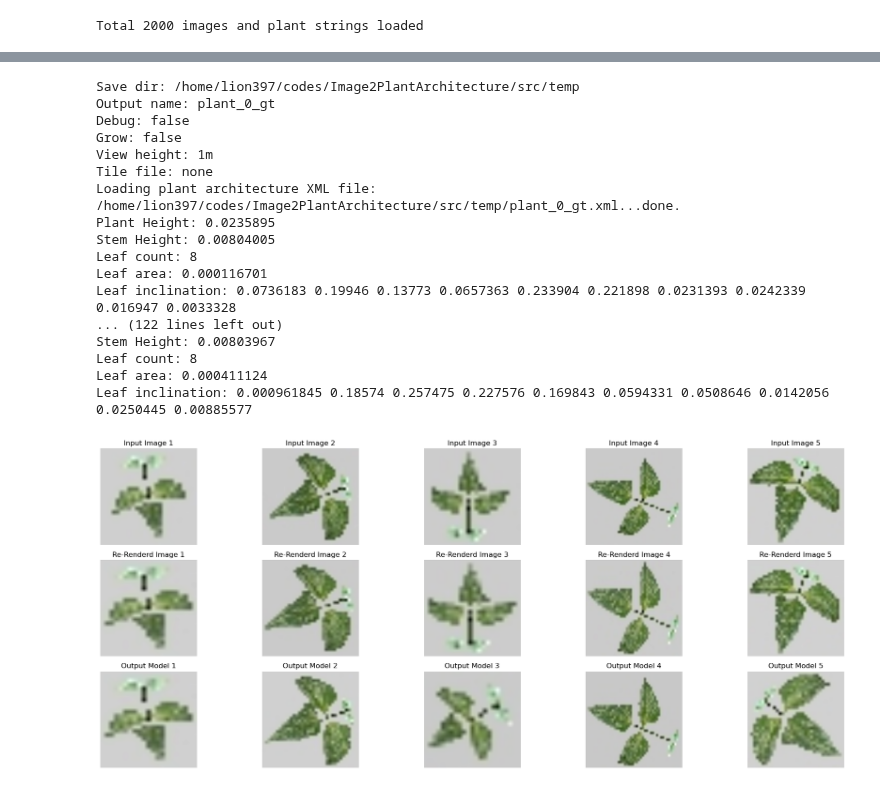
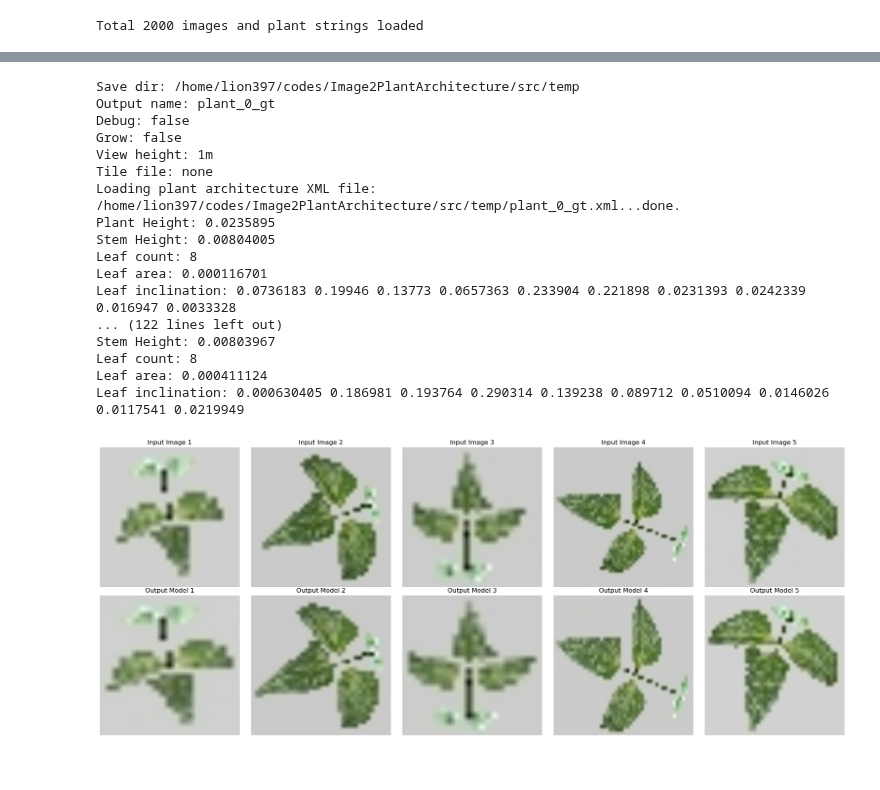
Before and after one commit to GEMINI-Breeding/Image2PlantArchitecture, a Jupyter notebook: src/test_hf.ipynb, the cells around one changed output, grey strips where cells are left out. Cells and saved outputs as stored; diff of their text form; code cells hidden in the pictures.

```diff
--- a/src/test_hf.ipynb
+++ b/src/test_hf.ipynb
@@ -241,13 +74,12 @@ trainer.train()
 trainer.save_model(f'./log/{exp_name}/results')
 # %%
 # # inference (generation)
-checkpoint_path = "../log/20250320_Quantized_dataset_100epoch/results/checkpoint-1000"
+checkpoint_path = "../log/20250321_Quantized_dataset_PlantMeta/results"
 model = VisionEncoderDecoderModel.from_pretrained(checkpoint_path)
 model.config.decoder_start_token_id = SOS_TOKEN
 model.config.bos_token_id = SOS_TOKEN
 model.config.eos_token_id = EOS_TOKEN
 model.config.pad_token_id = PAD_TOKEN
-model.config.vocab_size = VOCAB_SIZE
 # Set the model to evaluation mode
 model.eval()
 # %% [output]
@@ -272,10 +104,13 @@ VisionEncoderDecoderModel(
 import matplotlib.pyplot as plt
 for i in range(2):
     pixel_values = dataset[i]["pixel_values"].unsqueeze(0).to(model.device)
+    plant_info = dataset[i]["plant_info"]
+    plant_info = torch.tensor(plant_info, dtype=torch.long).unsqueeze(0).to(model.device)  # Ensure plant_info is a tens
     generated_ids = model.generate(pixel_values,
                                 decoder_start_token_id=SOS_TOKEN,
-                                eos_token_id = EOS_TOKEN,
-                                max_length=1024
+                                decoder_input_ids=plant_info,
+                                eos_token_id=EOS_TOKEN,
+                                max_length=200
                                 )
     print(generated_ids)
 
@@ -337,7 +172,7 @@ def re_render_xml(output_path, filename, rotation=True):
 
 # Prepare the figure
 n_figures = 5
-fig, axes = plt.subplots(3, n_figures, figsize=(20, 8))
+fig, axes = plt.subplots(2, n_figures, figsize=(20, 8))
 
 # Create temp folder
 temp_folder = "temp"
@@ -351,6 +186,7 @@ for idx, data in enumerate(dataset):
         break
     image = data["pixel_values"]
     out = data["labels"]
+    plant_info = data["plant_info"]
     # print(dataloader.dataset.plant_xml_files[idx])
     if image.dim() == 3:
         image = image.unsqueeze(0)
@@ -359,7 +195,7 @@ for idx, data in enumerate(dataset):
     out = torch.tensor(out).to(device)
     ground_truth = out.squeeze(0).cpu().numpy()
 
-    plant_vec = token2vec(ground_truth)
+    plant_vec = token2vec(ground_truth[5:])
     plant_xml = vec2xml(plant_vec)
     plant_xml_file_name = f"temp/plant_{idx}_gt.xml"
     plant_xml = recursive_to_linked(plant_xml)
@@ -380,8 +216,14 @@ for idx, data in enumerate(dataset):
     ############## Generate
 
     with torch.no_grad():
-        result = model.generate(image, decoder_start_token_id=SOS_TOKEN, max_length=200)
-        result = result.squeeze().cpu().numpy()
+        plant_info = torch.tensor(plant_info, dtype=torch.long).unsqueeze(0).to(model.device)  # Ensure plant_info is a tens
+        result = model.generate(image,
+                                decoder_start_token_id=SOS_TOKEN,
+                                decoder_input_ids=plant_info,
+                                eos_token_id=EOS_TOKEN,
+                                max_length=200
+                                )
+        result = result.squeeze().cpu().numpy()[6:]
 
     plant_vec = token2vec(result)
     plant_xml = vec2xml(plant_vec)
@@ -408,40 +250,40 @@ for idx, data in enumerate(dataset):
 
 
     row, col = divmod(idx, n_figures)
     axes[row, col].imshow(image_vis[:, :, 0:3])
     axes[row, col].set_title(f"Input Image {idx + 1}")
     axes[row, col].axis('off')
 
-    gt_img = cv2.normalize(gt_img, None, alpha=0, beta=255, norm_type=cv2.NORM_MINMAX, dtype=cv2.CV_8U)
-    gt_img = cv2.cvtColor(gt_img, cv2.COLOR_RGB2BGR)
-    axes[row+1, col].imshow(gt_img)
-    axes[row+1, col].set_title(f"Re-Renderd Image {idx + 1}")
-    axes[row+1, col].axis('off')
+    # gt_img = cv2.normalize(gt_img, None, alpha=0, beta=255, norm_type=cv2.NORM_MINMAX, dtype=cv2.CV_8U)
+    # gt_img = cv2.cvtColor(gt_img, cv2.COLOR_RGB2BGR)
+    # axes[row+1, col].imshow(gt_img)
+    # axes[row+1, col].set_title(f"Re-Renderd Image {idx + 1}")
+    # axes[row+1, col].axis('off')
 
     img = cv2.normalize(img, None, alpha=0, beta=255, norm_type=cv2.NORM_MINMAX, dtype=cv2.CV_8U)
     img = cv2.cvtColor(img, cv2.COLOR_RGB2BGR)
-    axes[row + 2, col].imshow(img)
-    axes[row + 2, col].set_title(f"Output Model {idx + 1}")
-    axes[row + 2, col].axis('off')
+    axes[row + 1, col].imshow(img)
+    axes[row + 1, col].set_title(f"Output Model {idx + 1}")
+    axes[row + 1, col].axis('off')
 
 plt.tight_layout()
 plt.show()
 # %% [output]
 Save dir: /home/lion397/codes/Image2PlantArchitecture/src/temp
 Output name: plant_0_gt
 Debug: false
 Grow: false
 View height: 1m
 Tile file: none
 Loading plant architecture XML file: /home/lion397/codes/Image2PlantArchitecture/src/temp/plant_0_gt.xml...done.
 Plant Height: 0.0235895
 Stem Height: 0.00804005
 Leaf count: 8
 Leaf area: 0.000116701
 Leaf inclination: 0.0736183 0.19946 0.13773 0.0657363 0.233904 0.221898 0.0231393 0.0242339 0.016947 0.0033328
 ... (122 lines left out)
 Stem Height: 0.00803967
 Leaf count: 8
 Leaf area: 0.000411124
-Leaf inclination: 0.000961845 0.18574 0.257475 0.227576 0.169843 0.0594331 0.0508646 0.0142056 0.0250445 0.00885577
+Leaf inclination: 0.000630405 0.186981 0.193764 0.290314 0.139238 0.089712 0.0510094 0.0146026 0.0117541 0.0219949
-[figure, old version]
+[figure, new version]
```
Also changed, not shown: parts of 2 cells of this notebook, 3 other files.
